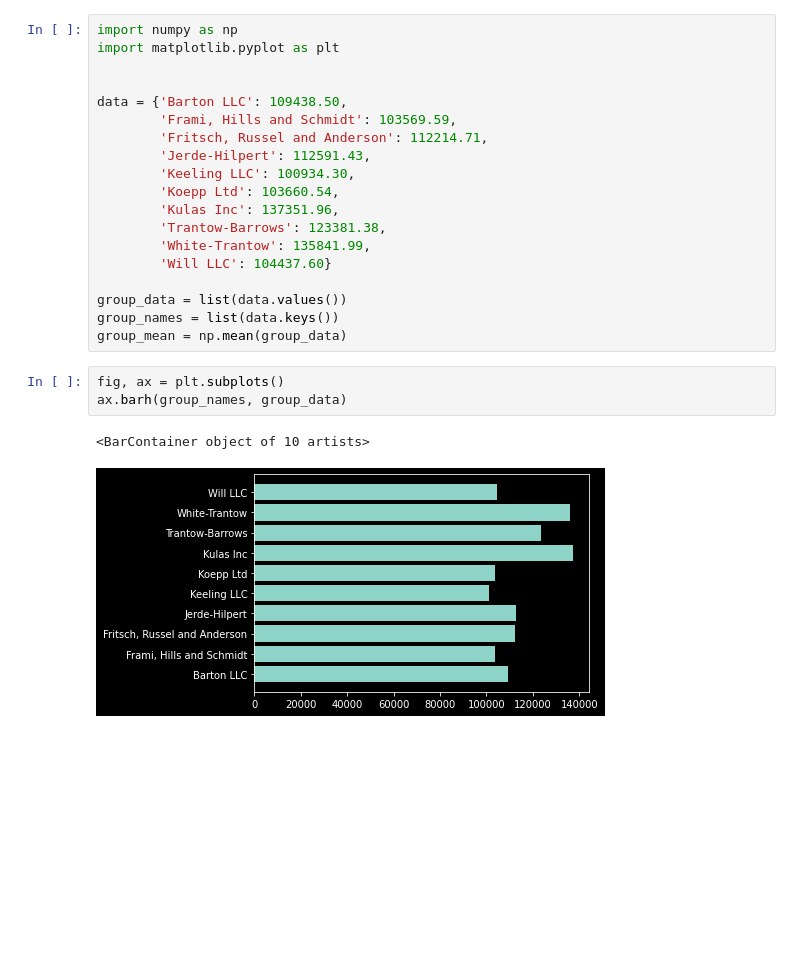
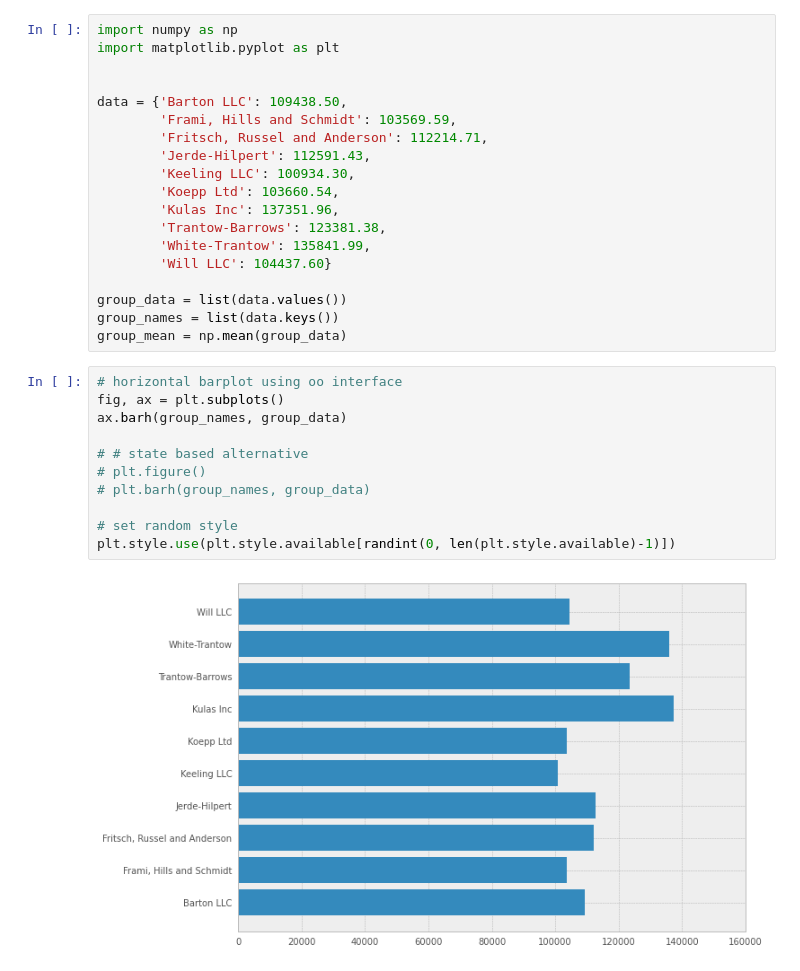
Before and after one commit to roman91DE/machine-learning, a Jupyter notebook: matplotlib_tutorial.ipynb, the cells around one changed output. Drawn from its saved outputs; the diff is of its cells as text; blank space fills up the shorter version.

```diff
--- a/matplotlib_tutorial.ipynb
+++ b/matplotlib_tutorial.ipynb
@@ -238,9 +239,16 @@ data = {'Barton LLC': 109438.50,
 group_data = list(data.values())
 group_names = list(data.keys())
 group_mean = np.mean(group_data)
-# %%
-fig, ax = plt.subplots()
-ax.barh(group_names, group_data)
-# %% [output]
-<BarContainer object of 10 artists>
-[figure, removed]
+# %%
+# horizontal barplot using oo interface
+fig, ax = plt.subplots()
+ax.barh(group_names, group_data)
+
+# # state based alternative
+# plt.figure()
+# plt.barh(group_names, group_data)
+
+# set random style
+plt.style.use(plt.style.available[randint(0, len(plt.style.available)-1)])
+# %% [output]
+[figure, added]
```
Also changed, not shown: parts of 2 cells of this notebook.
